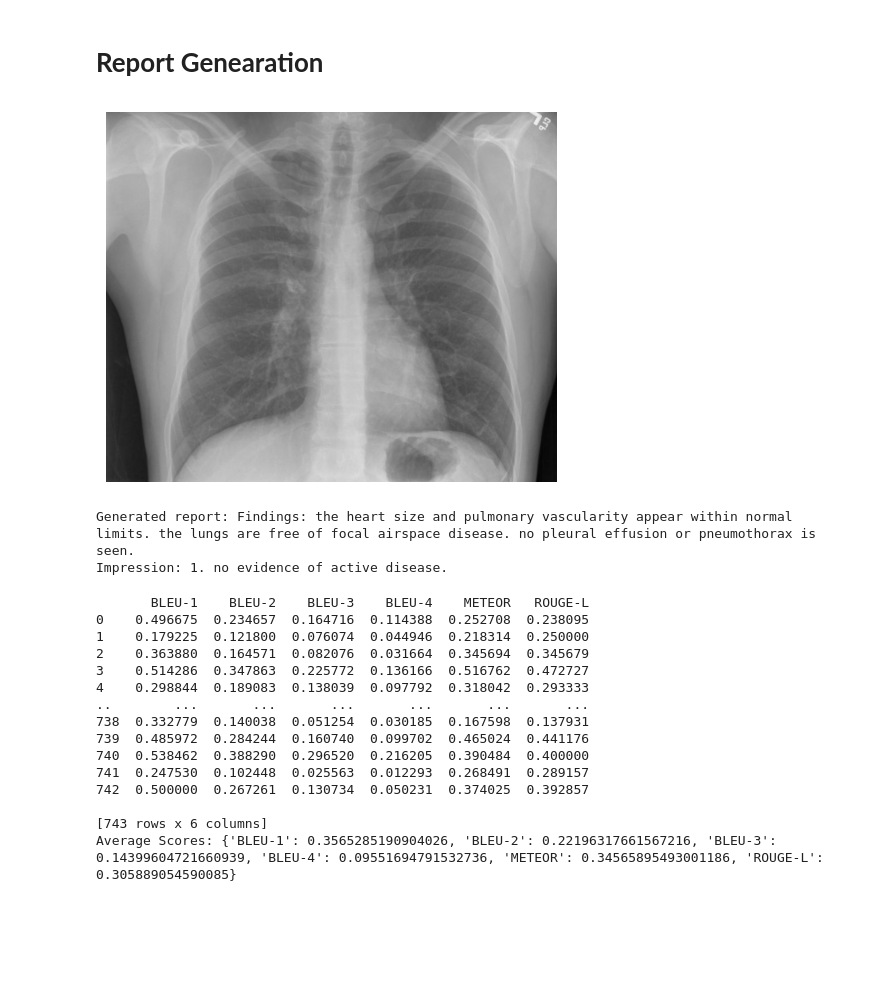
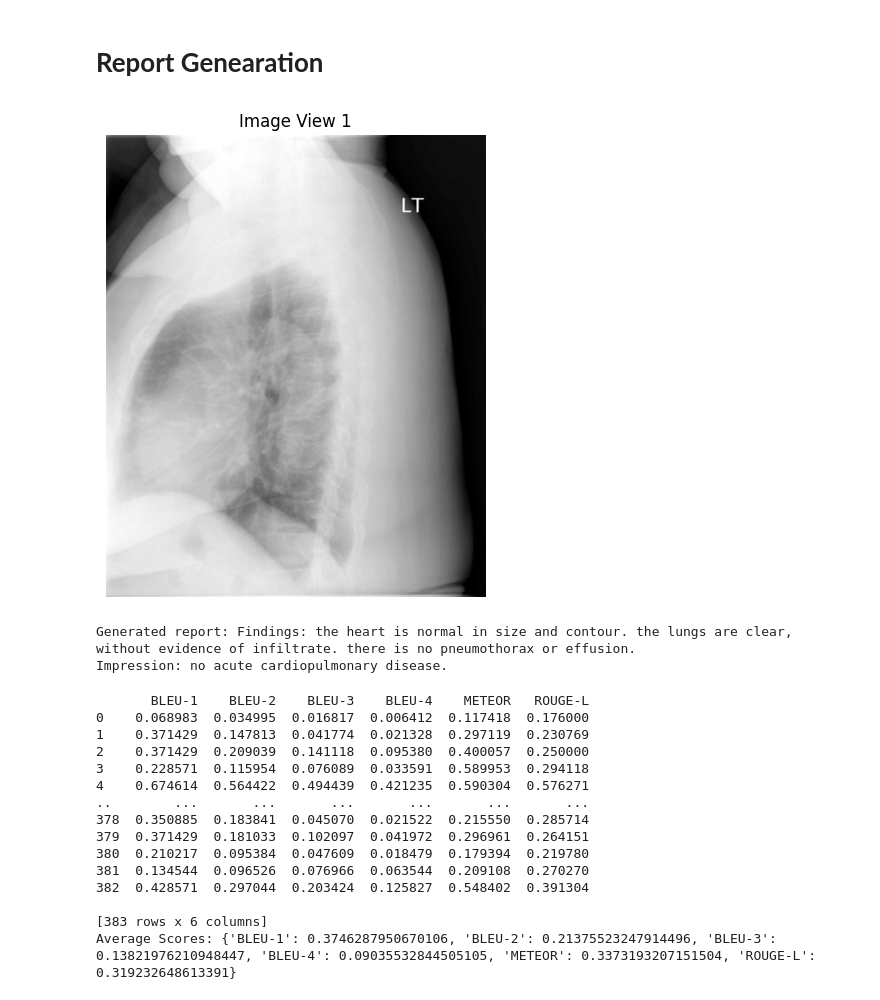
Before and after one commit to Sri-Ganesan-M/Radiology_report_generation, a Jupyter notebook: radiology-report-generation-mini-project.ipynb, the cells around one changed output. Saved outputs shown, nothing was run; the diff lists cells and outputs as text; code cells hidden in the pictures; blank space fills up the shorter version.

```diff
--- a/radiology-report-generation-mini-project.ipynb
+++ b/radiology-report-generation-mini-project.ipynb
@@ -1063,12 +1157,20 @@ proj_layer = VisualProjection(
     gpt2_emb_dim=model_config.gpt2_emb_dim
 ).to(train_config.device)
 
+fusion_module = EfficientMultiViewTransformerFusion(
+    vision_dim=model_config.vision_dim,
+    num_layers=3,
+    num_heads=8,
+    dropout=0.1
+).to(train_config.device)
+
 # Build VisionLanguageWrapper using your from_pretrained logic
 vl_model = VisionLanguageWrapper.from_pretrained(
     vision_encoder,
     proj_layer,
     model_config,
-    CustomGPT2LM
+    CustomGPT2LM,
+    fusion_module
 ).to(train_config.device)
 
 # --- Trainer ---
@@ -1083,0 +1184,2 @@ trainer = Trainer(
+# %%
+trainer.fit()
@@ -1088,26 +1214,29 @@ trainer = Trainer(
+# %%
+trainer.load_best_model()
 # %%
-trainer.load_model_from_path("/kaggle/input/mambavisionv1/vl_model-2.pt")
+#trainer.load_model_from_path("/kaggle/input/mambavisionv1/vl_model-2.pt")
 # %% [markdown]
 # **Report Genearation**
 # %%
 report = trainer.robust_generate_radiology_report(
-    image_input="/kaggle/input/iu-chest-x-ray-dataset/NLMCXR_png/CXR1007_IM-0008-1001.png",
+    image_input=["/kaggle/input/iu-chest-x-ray-dataset/NLMCXR_png/CXR1013_IM-0013-2001.png"],
     max_tokens=100,
     temperature_range=(0.5, 1.5),
     deterministic=True,
     show_image=True
 )
 print("Generated report:", report)
 # %% [output]
-[figure, old version]
+[figure, new version]
-Generated report: Findings: the heart size and pulmonary vascularity appear within normal limits. the lungs are free of focal airspace disease. no pleural effusion or pneumothorax is seen.
-Impression: 1. no evidence of active disease.
+Generated report: Findings: the heart is normal in size and contour. the lungs are clear, without evidence of infiltrate. there is no pneumothorax or effusion.
+Impression: no acute cardiopulmonary disease.
 # %%
 from torch.utils.data import ConcatDataset, DataLoader
 device = 'cuda' if torch.cuda.is_available() else 'cpu'
 combined_dataset = ConcatDataset([val_dataset])
 combined_loader = DataLoader(combined_dataset, batch_size=16, collate_fn=custom_collate_fn)
 # %%
+from torch.utils.data import ConcatDataset, DataLoader
 from PIL import Image
 from nltk.tokenize import word_tokenize
 from nltk.translate.bleu_score import sentence_bleu, SmoothingFunction
@@ -1115,7 +1244,6 @@ from nltk.translate.meteor_score import single_meteor_score
 from rouge_score import rouge_scorer
 from tqdm import tqdm
 import pandas as pd
-from nltk.tokenize import word_tokenize
 def evaluate_dataloader_metrics_v2(dataloader, trainer, tokenizer, device, max_samples=None):
     results = []
     sample_count = 0
@@ -1124,9 +1252,9 @@ def evaluate_dataloader_metrics_v2(dataloader, trainer, tokenizer, device, max_s
 
     for batch in tqdm(dataloader, desc="Evaluating dataset"):
         input_ids = batch['input_ids']
-        image_paths = batch['image_path']  # Ensure this exists and is batch-aligned
+        image_paths_list = batch['image_paths']  # <- list of lists: one per sample
 
-        for i in range(len(image_paths)):
+        for i in range(len(image_paths_list)):
             if max_samples and sample_count >= max_samples:
                 break
 
@@ -1137,20 +1265,21 @@ def evaluate_dataloader_metrics_v2(dataloader, trainer, tokenizer, device, max_s
             if not isinstance(reference_text, str) or len(reference_text.strip()) == 0:
                 continue
 
-            # Load image from the image path
-            image_path = image_paths[i]
-            pil_img = Image.open(image_path).convert('RGB')
-
-            # Generate report from the image
+            # --- Load all image views for this report ---
+            pil_imgs = []
+            for image_path in image_paths_list[i]:
+                pil_img = Image.open(image_path).convert('RGB')
+                pil_imgs.append(pil_img)
+            # --- Generate report from all images for this study ---
             gen_report = trainer.robust_generate_radiology_report(
-                pil_img,
+                pil_imgs,    # passing list of PIL images for multi-view support
                 deterministic=True
             )
+
 
             # --- TOKENIZATION FOR METRICS ---
             ref_tokens = word_tokenize(reference_text)
             hyp_tokens = word_tokenize(gen_report)
-
             # BLEU scores for n = 1, 2, 3, 4
             bleu1 = sentence_bleu([ref_tokens], hyp_tokens, weights=(1, 0, 0, 0), smoothing_function=smooth.method1)
             bleu2 = sentence_bleu([ref_tokens], hyp_tokens, weights=(0.5, 0.5, 0, 0), smoothing_function=smooth.method1)
@@ -1159,6 +1288,7 @@ def evaluate_dataloader_metrics_v2(dataloader, trainer, tokenizer, device, max_s
 
             # METEOR (pass as strings, NOT as lists)
             meteor = single_meteor_score(ref_tokens, hyp_tokens)
+
 
             # ROUGE-L
             rouge_l_score = rouge.score(reference_text, gen_report)['rougeL'].fmeasure
@@ -1187,20 +1317,20 @@ print(results_df)
 print('Average Scores:', avg_scores)
 # %% [output]
        BLEU-1    BLEU-2    BLEU-3    BLEU-4    METEOR   ROUGE-L
-0    0.496675  0.234657  0.164716  0.114388  0.252708  0.238095
-1    0.179225  0.121800  0.076074  0.044946  0.218314  0.250000
-2    0.363880  0.164571  0.082076  0.031664  0.345694  0.345679
-3    0.514286  0.347863  0.225772  0.136166  0.516762  0.472727
-4    0.298844  0.189083  0.138039  0.097792  0.318042  0.293333
+0    0.068983  0.034995  0.016817  0.006412  0.117418  0.176000
+1    0.371429  0.147813  0.041774  0.021328  0.297119  0.230769
+2    0.371429  0.209039  0.141118  0.095380  0.400057  0.250000
+3    0.228571  0.115954  0.076089  0.033591  0.589953  0.294118
+4    0.674614  0.564422  0.494439  0.421235  0.590304  0.576271
 ..        ...       ...       ...       ...       ...       ...
-738  0.332779  0.140038  0.051254  0.030185  0.167598  0.137931
-739  0.485972  0.284244  0.160740  0.099702  0.465024  0.441176
-740  0.538462  0.388290  0.296520  0.216205  0.390484  0.400000
-741  0.247530  0.102448  0.025563  0.012293  0.268491  0.289157
-742  0.500000  0.267261  0.130734  0.050231  0.374025  0.392857
+378  0.350885  0.183841  0.045070  0.021522  0.215550  0.285714
+379  0.371429  0.181033  0.102097  0.041972  0.296961  0.264151
+380  0.210217  0.095384  0.047609  0.018479  0.179394  0.219780
+381  0.134544  0.096526  0.076966  0.063544  0.209108  0.270270
+382  0.428571  0.297044  0.203424  0.125827  0.548402  0.391304
 
-[743 rows x 6 columns]
-Average Scores: {'BLEU-1': 0.3565285190904026, 'BLEU-2': 0.22196317661567216, 'BLEU-3': 0.14399604721660939, 'BLEU-4': 0.09551694791532736, 'METEOR': 0.34565895493001186, 'ROUGE-L': 0.305889054590085}
+[383 rows x 6 columns]
+Average Scores: {'BLEU-1': 0.3746287950670106, 'BLEU-2': 0.21375523247914496, 'BLEU-3': 0.13821976210948447, 'BLEU-4': 0.09035532844505105, 'METEOR': 0.3373193207151504, 'ROUGE-L': 0.319232648613391}
 # %%
 import matplotlib.pyplot as plt
 import torchvision.transforms as transforms
```
Also changed, not shown: parts of 19 cells of this notebook.
